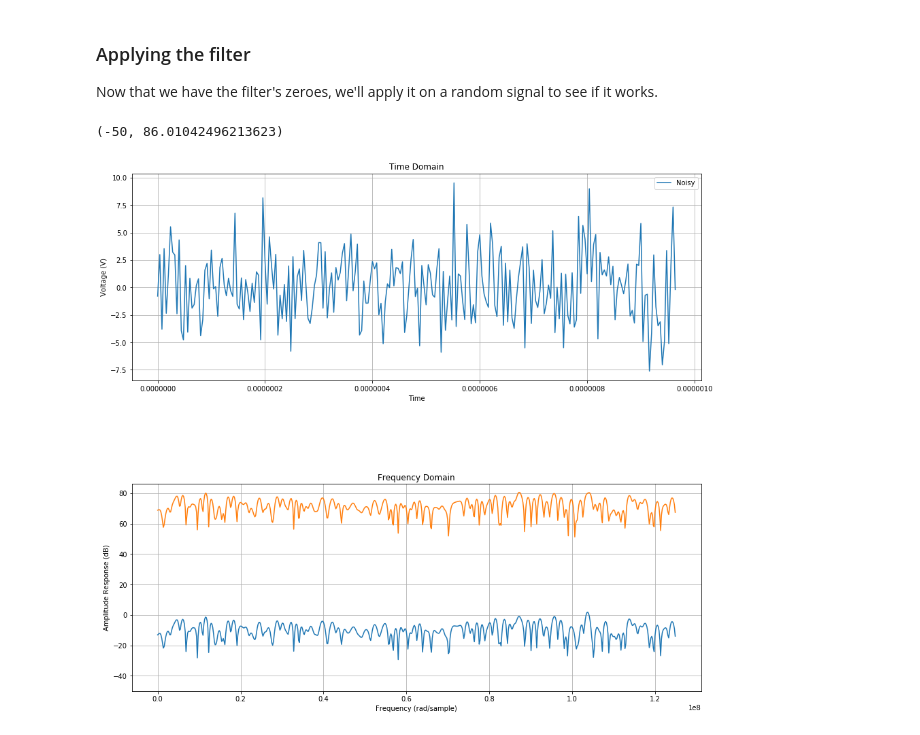
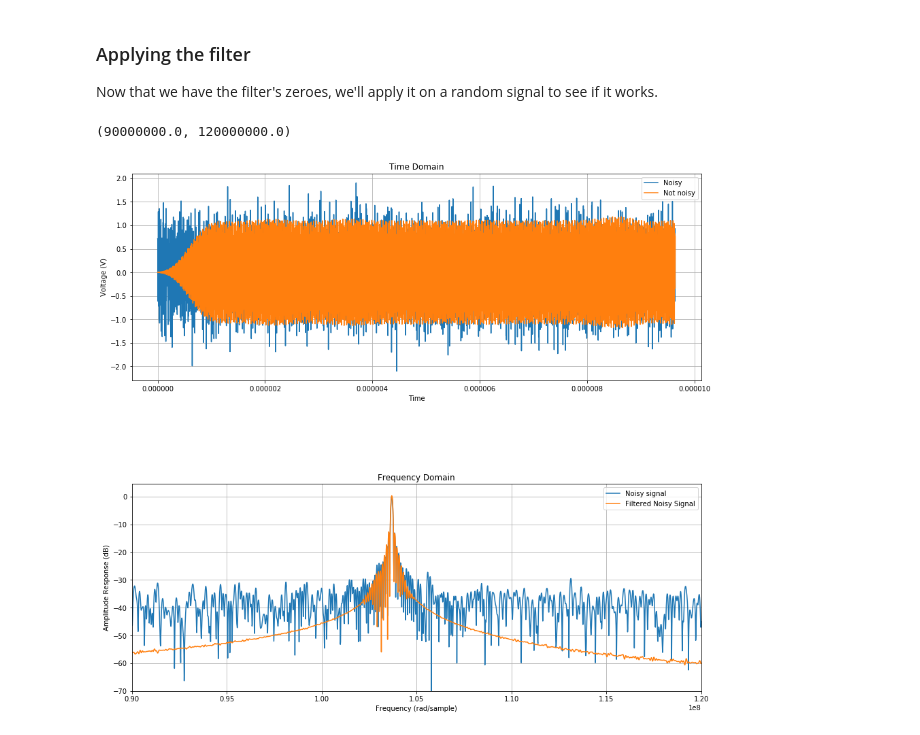
Before and after one commit to rthomp10/bob_fm_fir, a Jupyter notebook: bob_fm_fir_filter.ipynb, the cells around one changed output. Drawn from its saved outputs; the diff is of its cells as text; code cells hidden in the pictures.

```diff
--- a/bob_fm_fir_filter.ipynb
+++ b/bob_fm_fir_filter.ipynb
@@ -41,11 +41,11 @@ def rthomp_fft(signal, sampling_freq):
 freq = 103.7e6 # bob.fm station
 amp = 1
 Fs = 250e6
-dur = 100.1/freq    # 100.1 cycles
+dur = 1e3/freq    # 100.1 cycles
 t, s_fundumental = signal_gen(freq,sampling_freq=Fs, duration=dur, amplitude=amp)
 
 # Gaussian noise signal with zero mean and unit variance
-variance = 10
+variance = .1
 stdev = np.sqrt(variance)
 noise = np.random.normal(0,stdev,np.size(t))
 
@@ -117,32 +117,34 @@ Now that we have the filter's zeroes, we'll apply it on a random signal to see i
 # %%
 # Filter applied
 s_filt = signal.lfilter(b,1,s)
 
 # FFTs
 nfft, S = rthomp_fft(s,Fs)
 nfft, S_filt = rthomp_fft(s_filt, Fs)
 
 # Graph
 plt.figure('position', [15,14])
 plt.subplots_adjust(hspace = .5)
 
 plt.subplot(2,1,1)
 plt.title("Time Domain")
 plt.plot(t, s, label='Noisy')
-# plt.plot(t, s_filt, label='Not noisy')
+plt.plot(t, s_filt, label='Not noisy')
 plt.ylabel('Voltage (V)')
 plt.xlabel('Time')
 plt.grid()
 plt.legend()
 
 plt.subplot(2,1,2)
 plt.title('Frequency Domain')
 plt.plot(nfft, S, label="Noisy signal")
 plt.plot(nfft, S_filt, label="Filtered Noisy Signal")
 plt.ylabel('Amplitude Response (dB)')
 plt.xlabel('Frequency (rad/sample)')
 plt.grid()
-plt.ylim(-50)
+plt.legend()
+plt.ylim(-70)
+plt.xlim(90e6,120e6)
 # %% [output]
-(-50, 86.01042496213623)
+(90000000.0, 120000000.0)
-[figure, old version]
+[figure, new version]
```
Also changed, not shown: parts of 3 cells of this notebook.
